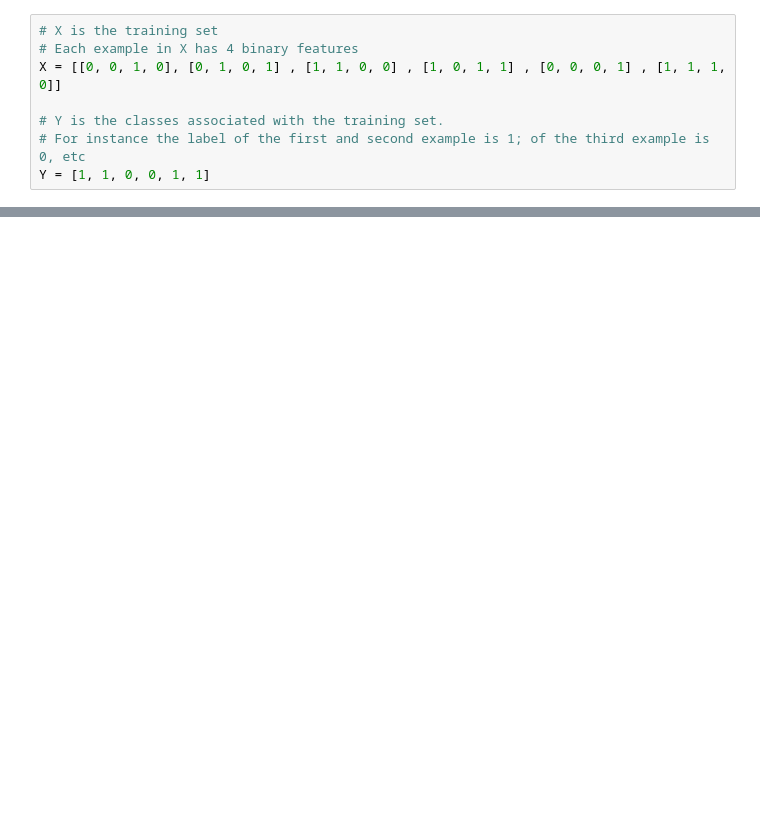
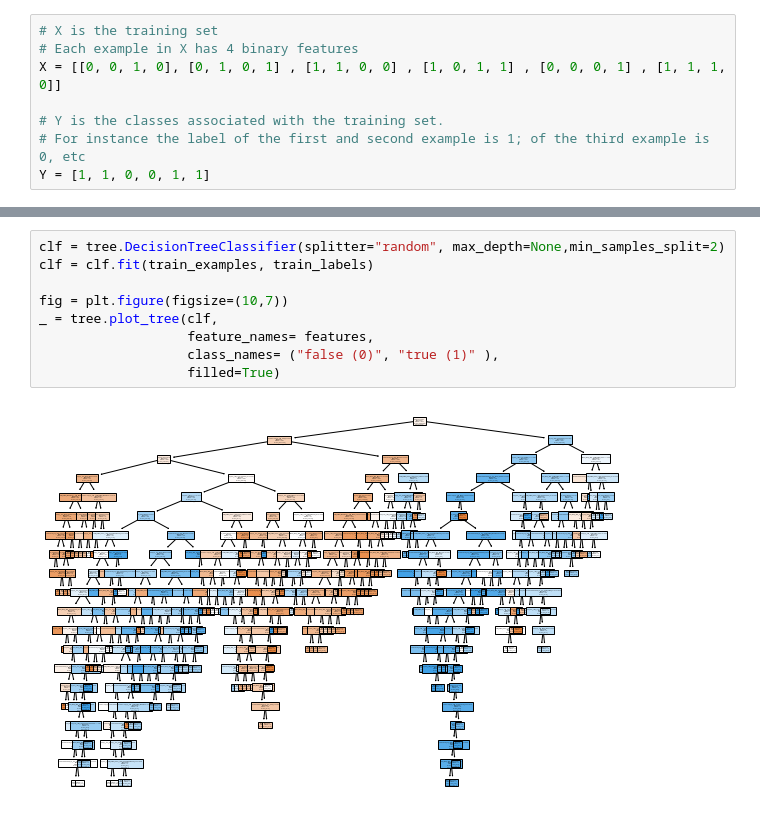
Before and after one commit to theob34/Machine-Learning, a Jupyter notebook: TP1.ipynb, the cells around one changed output, grey strips where cells are left out. Drawn from its saved outputs; the diff is of its cells as text; blank space fills up the shorter version.

```diff
--- a/TP1.ipynb
+++ b/TP1.ipynb
@@ -17,0 +97,11 @@ clf.predict([[1,1,1,1] , [0,1,0,0] , [1,1,0,1] ])
+# %%
+clf = tree.DecisionTreeClassifier(splitter="random", max_depth=None,min_samples_split=2)
+clf = clf.fit(train_examples, train_labels)
+
+fig = plt.figure(figsize=(10,7))
+_ = tree.plot_tree(clf,
+                   feature_names= features,
+                   class_names= ("false (0)", "true (1)" ),
+                   filled=True)
+# %% [output]
+[figure, added]
```
Also changed, not shown: parts of 11 cells of this notebook, 2 other files.
